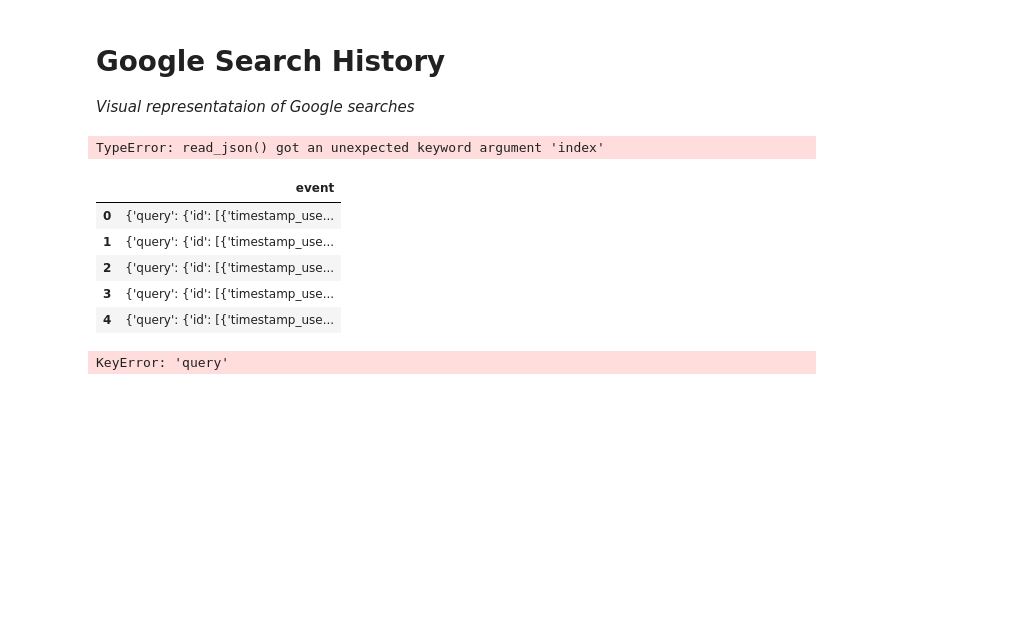
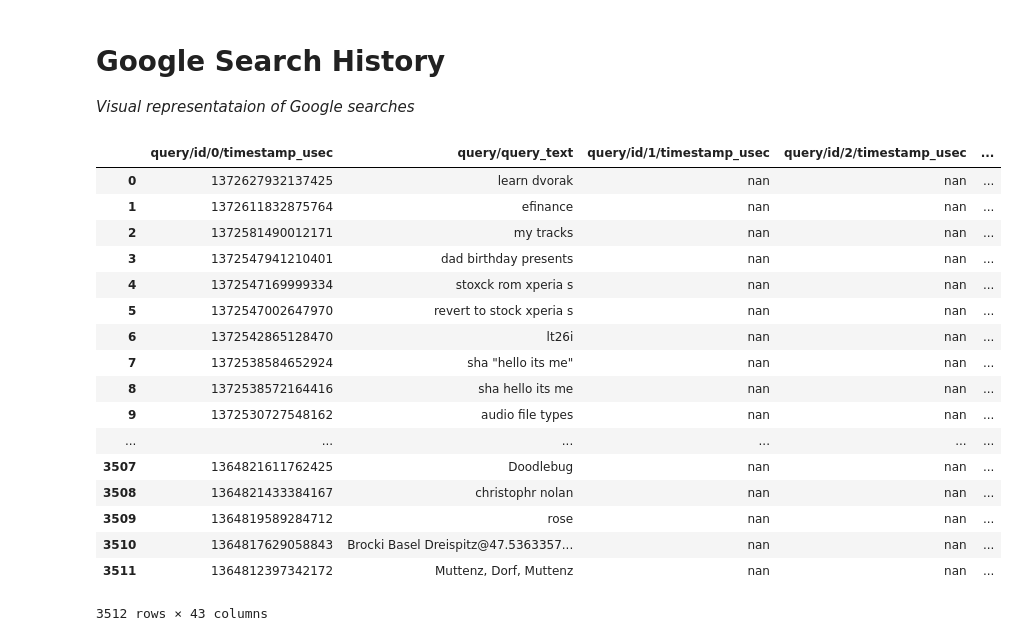
Before and after one commit to contra-bit/Takeout, a Jupyter notebook: Google Takeout.ipynb, the cells around one changed output. Cells and saved outputs as stored; diff of their text form; code cells hidden in the pictures; blank space fills up the shorter version.

```diff
--- a/Google Takeout.ipynb
+++ b/Google Takeout.ipynb
@@ -9,20 +9,26 @@ import seaborn as sns
 # %%
 %matplotlib inline
 sns.set_style('whitegrid')
-# %%
-search = pd.read_json('Search History 2013.04-06.json')
-# %% [output]
-TypeError: read_json() got an unexpected keyword argument 'index'
-# %%
-search.head()
-# %% [output]
-|  | event |
-| 0 | {'query': {'id': [{'timestamp_use... |
-| 1 | {'query': {'id': [{'timestamp_use... |
-| 2 | {'query': {'id': [{'timestamp_use... |
-| 3 | {'query': {'id': [{'timestamp_use... |
-| 4 | {'query': {'id': [{'timestamp_use... |
-# %%
-df = search.groupby('query')
-# %% [output]
-KeyError: 'query'
+# %%
+pd.set_option('display.float_format', lambda x: '%.3f' % x)
+search = pd.read_csv('history.csv')
+search
+# %% [output]
+|  | query/id/0/timestamp_usec | query/query_text | query/id/1/timestamp_usec | query/id/2/timestamp_usec | ... |
+| 0 | 1372627932137425 | learn dvorak | nan | nan | ... |
+| 1 | 1372611832875764 | efinance | nan | nan | ... |
+| 2 | 1372581490012171 | my tracks | nan | nan | ... |
+| 3 | 1372547941210401 | dad birthday presents | nan | nan | ... |
+| 4 | 1372547169999334 | stoxck rom xperia s | nan | nan | ... |
+| 5 | 1372547002647970 | revert to stock xperia s | nan | nan | ... |
+| 6 | 1372542865128470 | lt26i | nan | nan | ... |
+| 7 | 1372538584652924 | sha "hello its me" | nan | nan | ... |
+| 8 | 1372538572164416 | sha hello its me | nan | nan | ... |
+| 9 | 1372530727548162 | audio file types | nan | nan | ... |
+| ... | ... | ... | ... | ... | ... |
+| 3507 | 1364821611762425 | Doodlebug | nan | nan | ... |
+| 3508 | 1364821433384167 | christophr nolan | nan | nan | ... |
+| 3509 | 1364819589284712 | rose | nan | nan | ... |
+| 3510 | 1364817629058843 | Brocki Basel Dreispitz@47.5363357... | nan | nan | ... |
+| 3511 | 1364812397342172 | Muttenz, Dorf, Muttenz | nan | nan | ... |
+3512 rows × 43 columns
```
Also changed, not shown: 4 other files.
